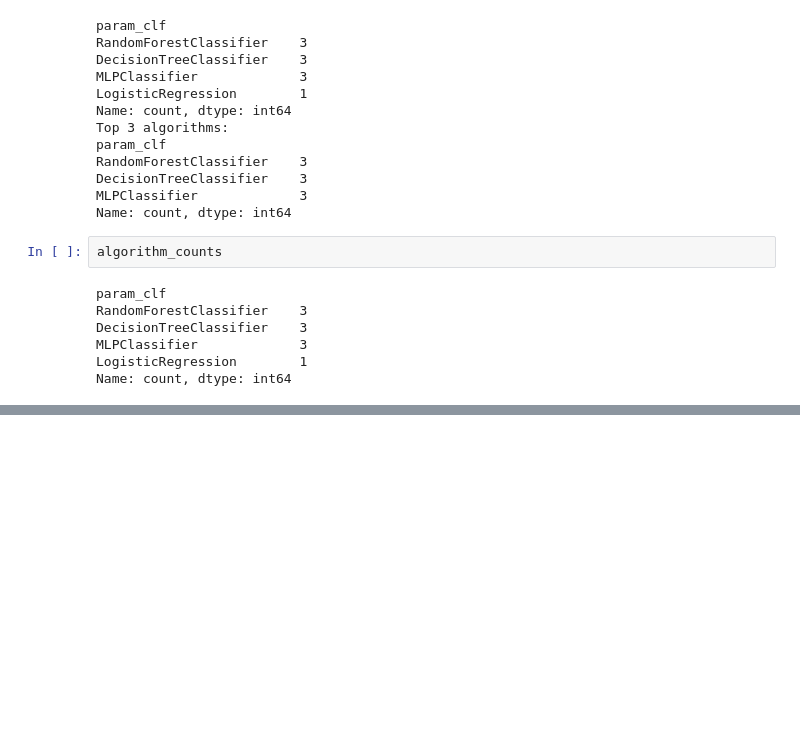
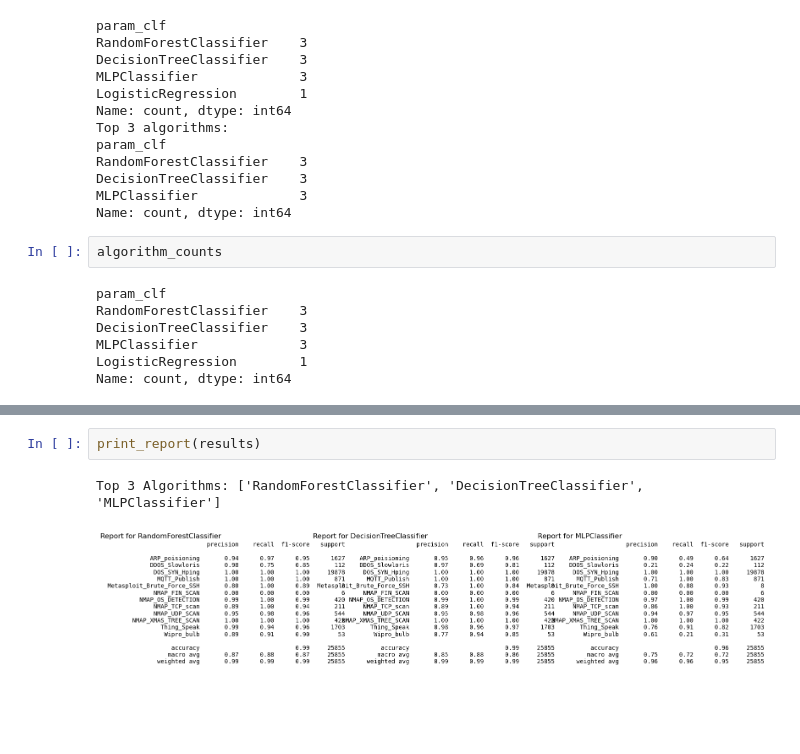
Before and after one commit to Michael-Nelson361/RT-IOT2022, a Jupyter notebook: model.ipynb, the cells around one changed output, grey strips where cells are left out. Cells and saved outputs as stored; diff of their text form; blank space fills up the shorter version.

```diff
--- a/model.ipynb
+++ b/model.ipynb
@@ -1043,0 +1205,5 @@ results
+# %%
+print_report(results)
+# %% [output]
+Top 3 Algorithms: ['RandomForestClassifier', 'DecisionTreeClassifier', 'MLPClassifier']
+[figure, added]
```
Also changed, not shown: parts of 22 cells of this notebook, 1 other file.
